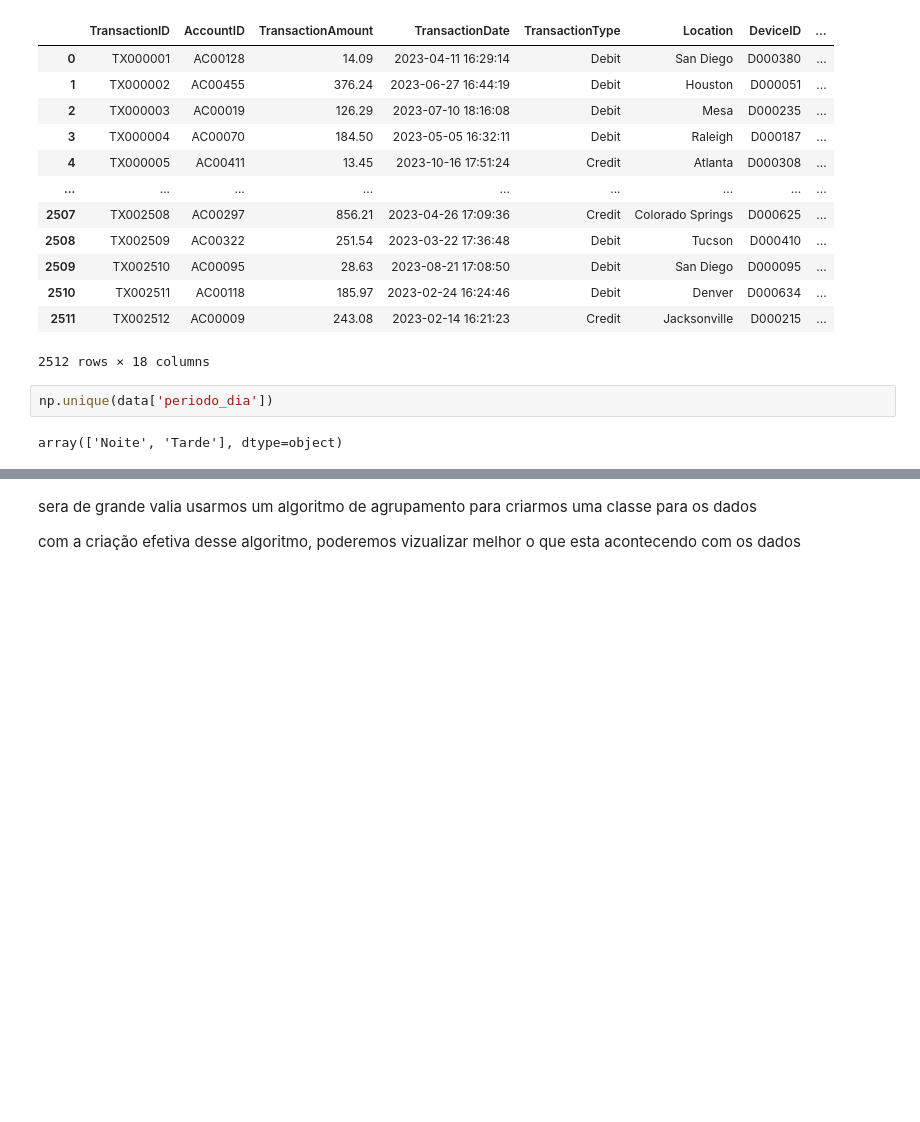
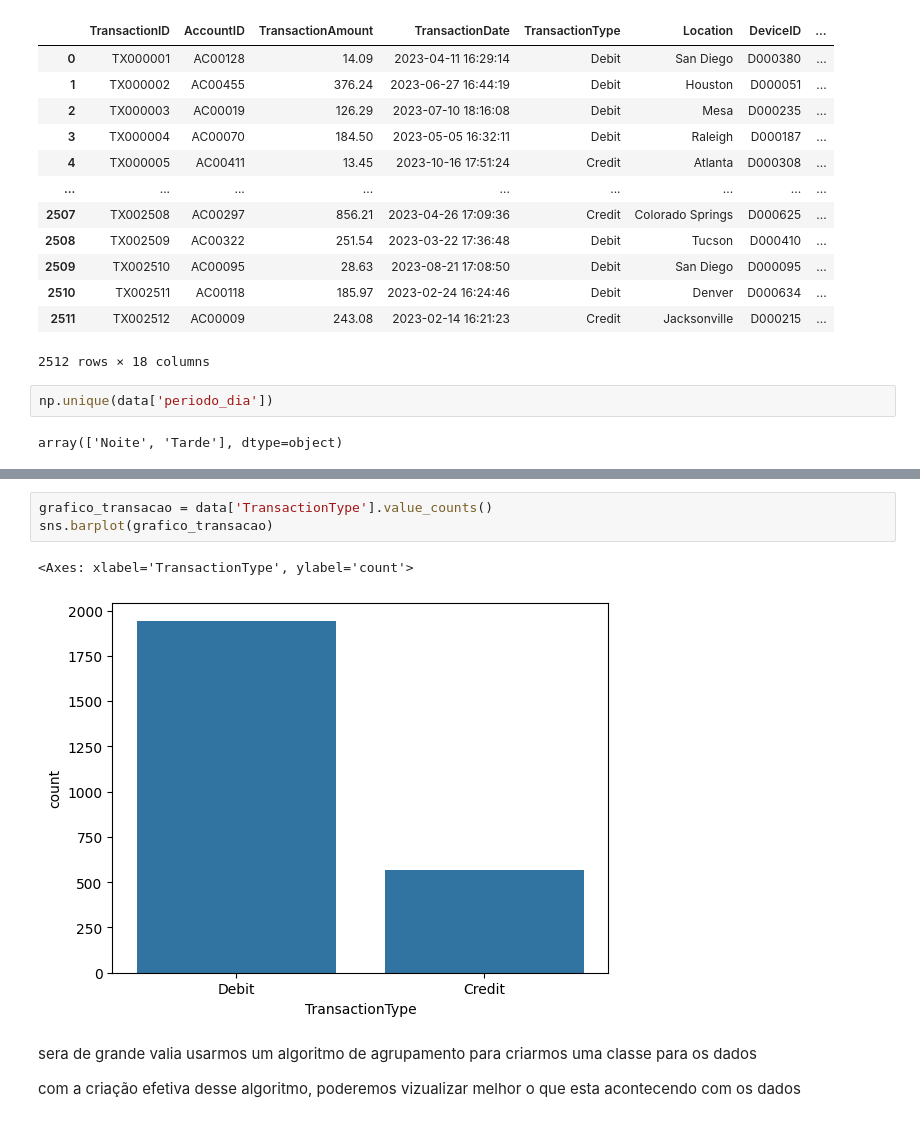
Before and after one commit to WesleySouza13/Bank-Transaction-Dataset-for-Fraud-Detection, a Jupyter notebook: Untitled-1.ipynb, the cells around one changed output, grey strips where cells are left out. Cells and saved outputs as stored; diff of their text form; blank space fills up the shorter version.

```diff
--- a/Untitled-1.ipynb
+++ b/Untitled-1.ipynb
@@ -220,3 +230,9 @@ plt.show()
+# %%
+grafico_transacao = data['TransactionType'].value_counts()
+sns.barplot(grafico_transacao)
+# %% [output]
+<Axes: xlabel='TransactionType', ylabel='count'>
+[figure, added]
 # %% [markdown]
 sera de grande valia usarmos um algoritmo de agrupamento para criarmos uma classe para os dados
 
```
Also changed, not shown: parts of 42 cells of this notebook.
